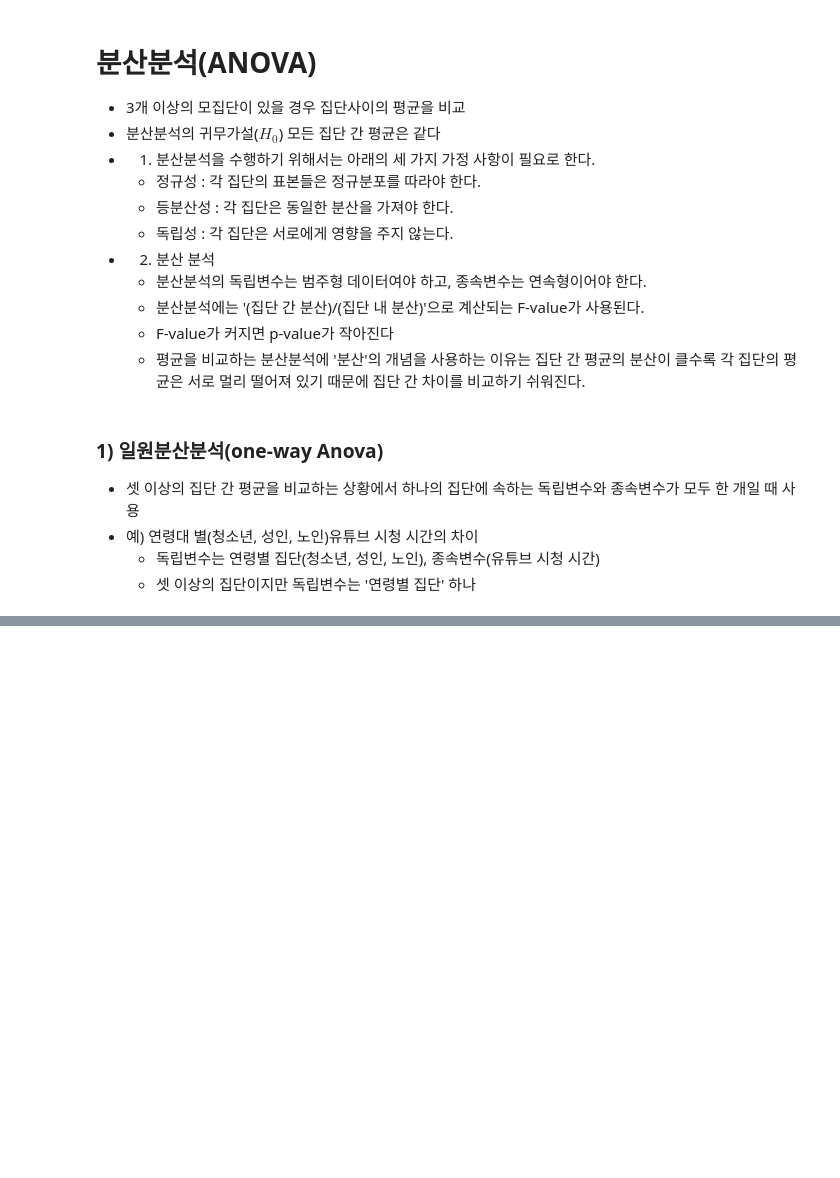
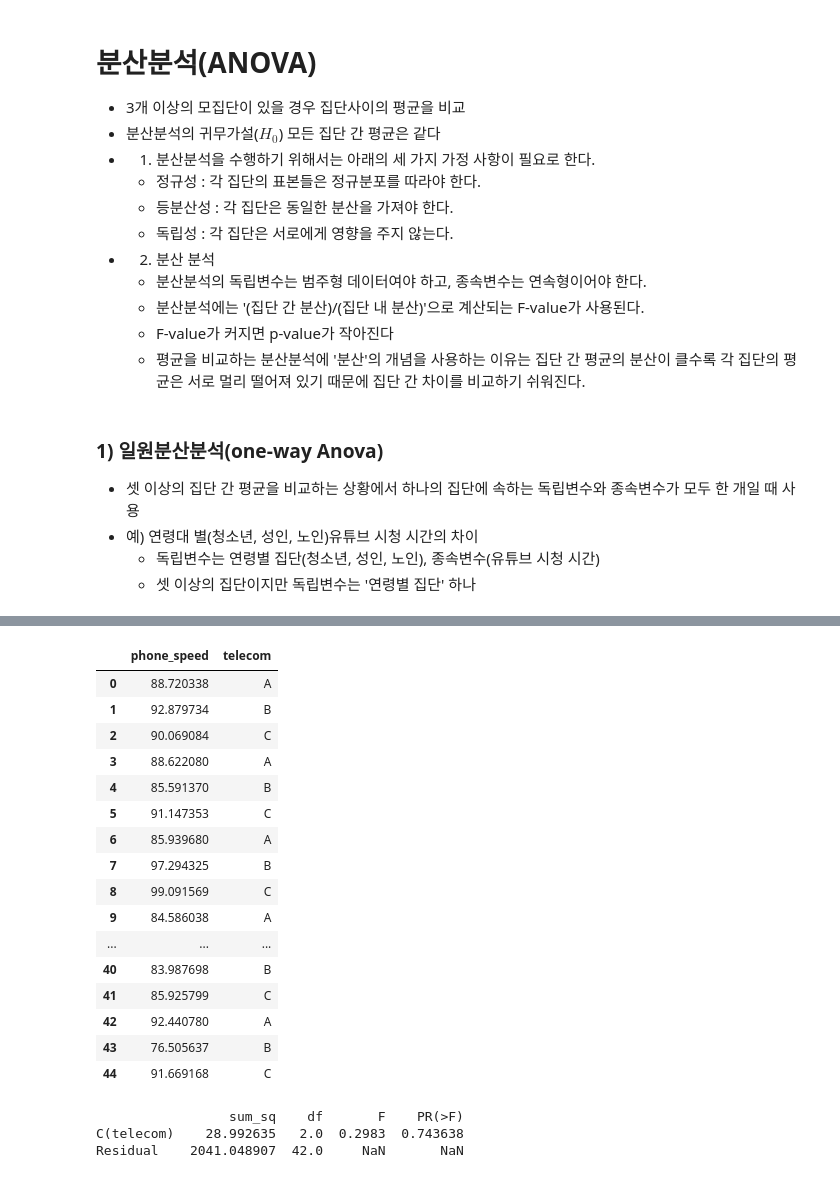
Before and after one commit to Minseos/-, a Jupyter notebook: 06_machine_learning/11기초통계의이해.ipynb, the cells around one changed output, grey strips where cells are left out. Saved outputs shown, nothing was run; the diff lists cells and outputs as text; code cells hidden in the pictures; blank space fills up the shorter version.

```diff
--- a/06_machine_learning/11기초통계의이해.ipynb
+++ b/06_machine_learning/11기초통계의이해.ipynb
@@ -507,0 +516,7 @@ T-통계량: 16.354948606439166, P-value:,3.4040455321596634e-30
+# %%
+# 분산분석을 위한 데이터 생성
+np.random.seed(0)
+phone_speed = np.random.uniform(75, 100, 45)
+telecom = np.tile(['A','B','C'], 15)
+print('phone_speed', phone_speed)
+print('telecom', telecom)
@@ -507,0 +535,31 @@ T-통계량: 16.354948606439166, P-value:,3.4040455321596634e-30
+# %%
+phone_data = pd.DataFrame(dict(phone_speed=phone_speed, telecom = telecom))
+phone_data
+# %% [output]
+|  | phone_speed | telecom |
+| 0 | 88.720338 | A |
+| 1 | 92.879734 | B |
+| 2 | 90.069084 | C |
+| 3 | 88.622080 | A |
+| 4 | 85.591370 | B |
+| 5 | 91.147353 | C |
+| 6 | 85.939680 | A |
+| 7 | 97.294325 | B |
+| 8 | 99.091569 | C |
+| 9 | 84.586038 | A |
+| ... | ... | ... |
+| 40 | 83.987698 | B |
+| 41 | 85.925799 | C |
+| 42 | 92.440780 | A |
+| 43 | 76.505637 | B |
+| 44 | 91.669168 | C |
+# %%
+# 분산 분석 수행
+model = ols('phone_speed ~ C(telecom)', data=phone_data).fit()
+# print(model.summary())
+anova_table = sm.stats.anova_lm(model, typ=2)
+print(anova_table)
+# %% [output]
+                 sum_sq    df       F    PR(>F)
+C(telecom)    28.992635   2.0  0.2983  0.743638
+Residual    2041.048907  42.0     NaN       NaN
```
Also changed, not shown: parts of 3 cells of this notebook, 2 other files.
